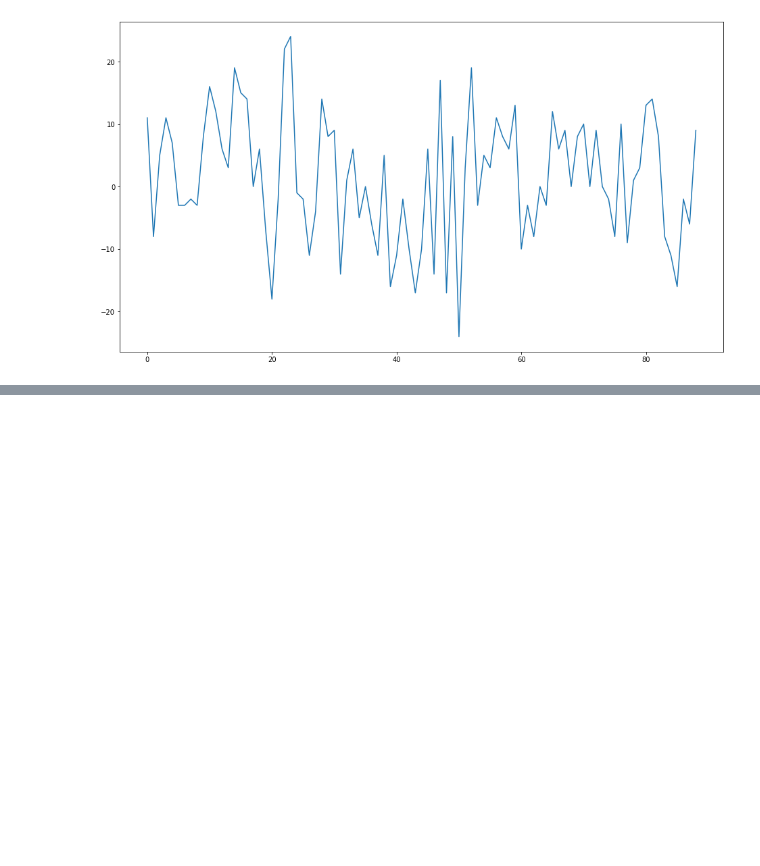
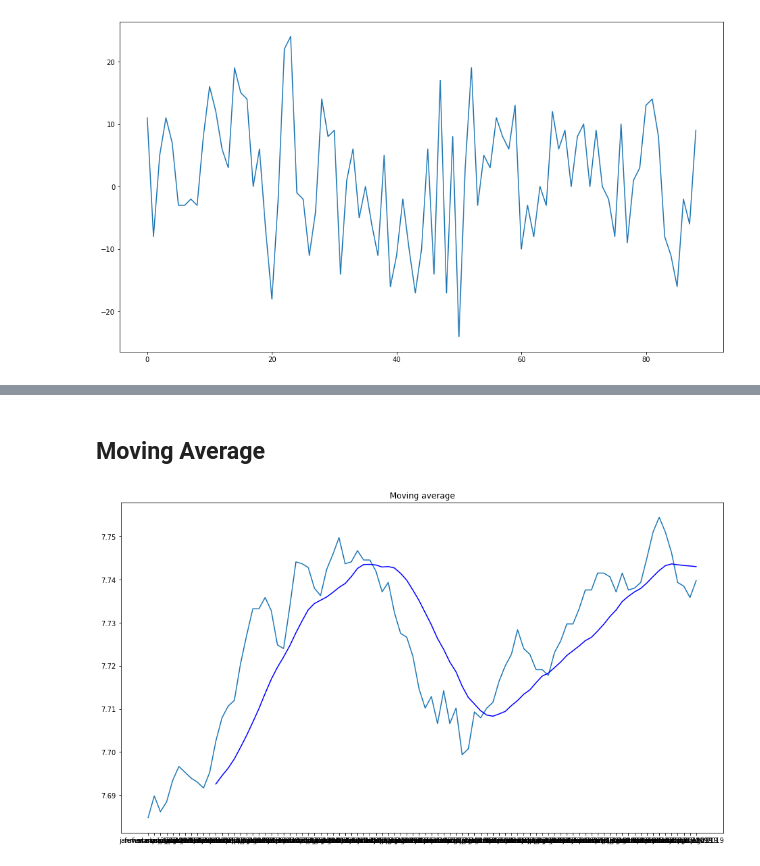
Before and after one commit to danilodsp/econometric, a Jupyter notebook: code/stationary_time-series_models/ARIMA.ipynb, the cells around one changed output, grey strips where cells are left out. Cells and saved outputs as stored; diff of their text form; code cells hidden in the pictures; blank space fills up the shorter version.

```diff
--- a/code/stationary_time-series_models/ARIMA.ipynb
+++ b/code/stationary_time-series_models/ARIMA.ipynb
@@ -67,0 +79,11 @@ plt.show()
+# %% [markdown]
+## Moving Average
+# %%
+moving_avg = ts_log.rolling(12).mean()
+plt.figure(figsize=(16,9))
+plt.plot(ts_log)
+plt.title('Moving average')
+plt.plot(moving_avg, color='blue')
+plt.show()
+# %% [output]
+[figure, added]
```
Also changed, not shown: parts of 11 cells of this notebook.
